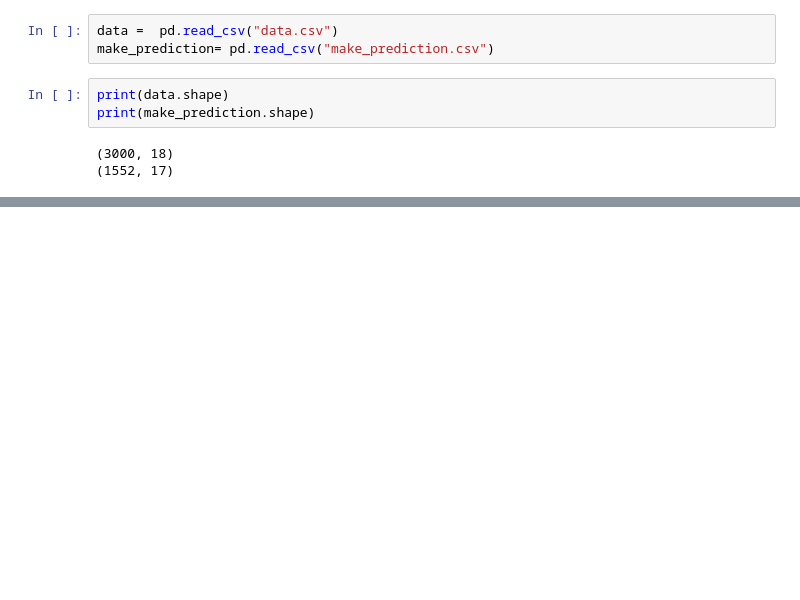
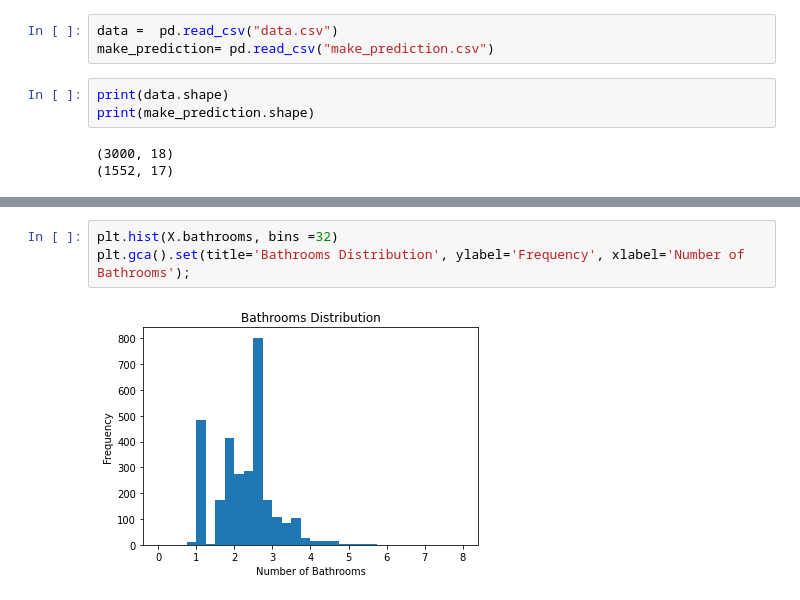
Before and after one commit to rajadevineni/House_Price_Prediction, a Jupyter notebook: KNN_regressor.ipynb, the cells around one changed output, grey strips where cells are left out. Cells and saved outputs as stored; diff of their text form; blank space fills up the shorter version.

```diff
--- a/KNN_regressor.ipynb
+++ b/KNN_regressor.ipynb
@@ -14,0 +82,5 @@ print(make_prediction.shape)
+# %%
+plt.hist(X.bathrooms, bins =32)
+plt.gca().set(title='Bathrooms Distribution', ylabel='Frequency', xlabel='Number of Bathrooms');
+# %% [output]
+[figure, added]
```
Also changed, not shown: parts of 12 cells of this notebook.
